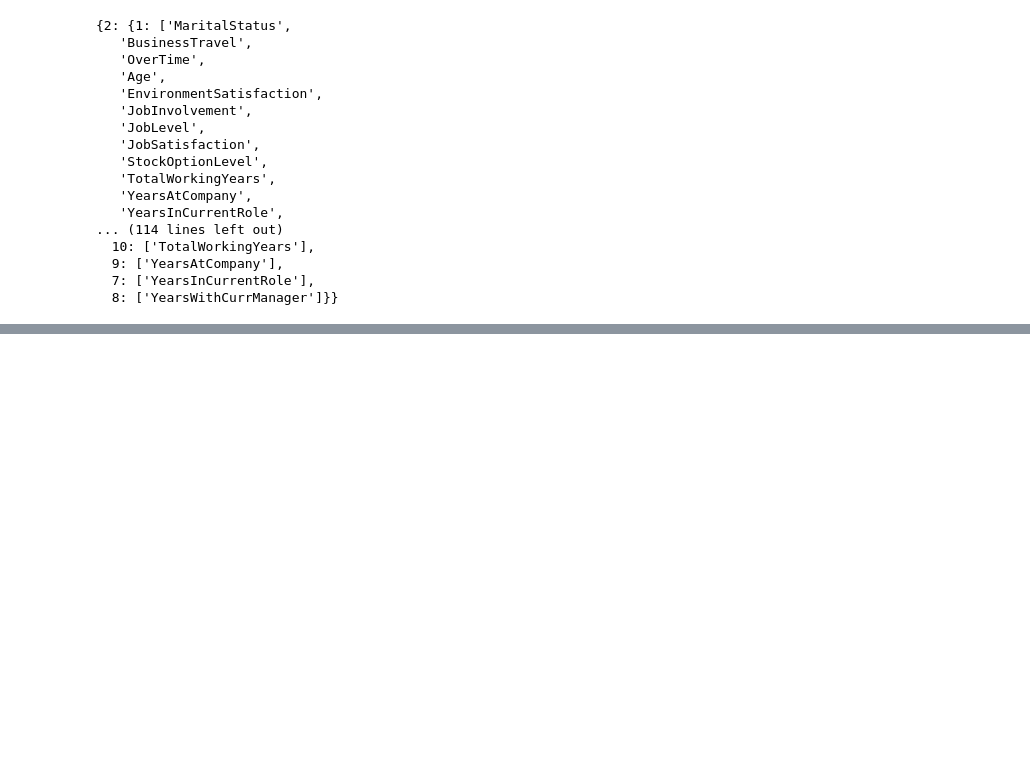
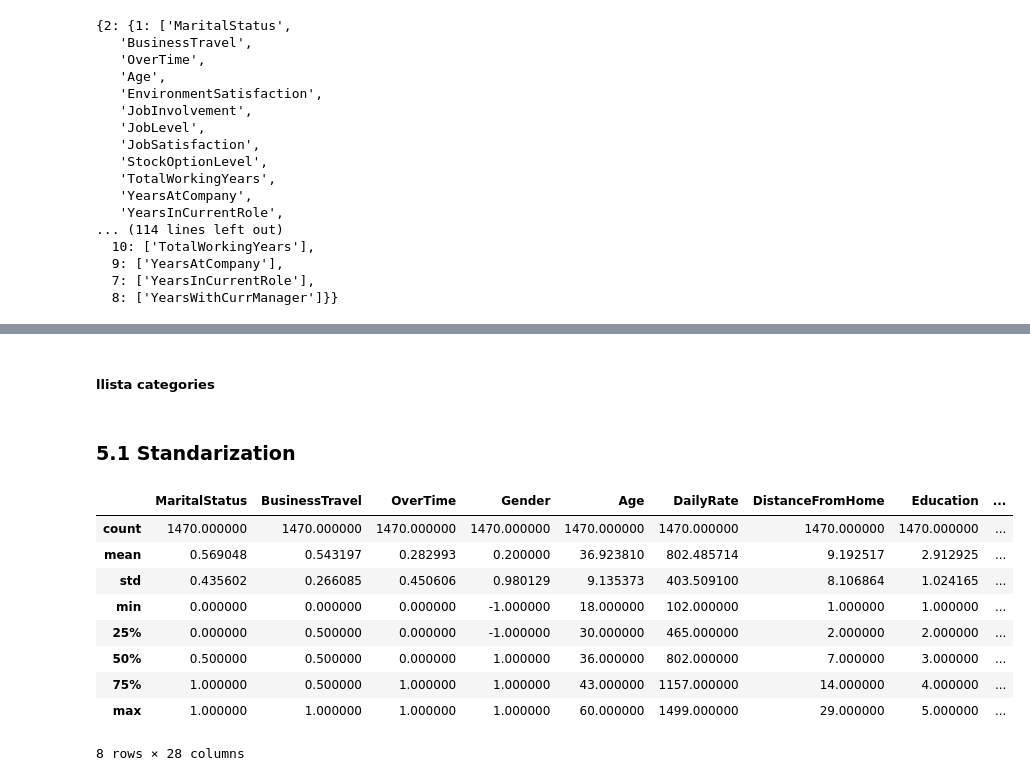
Before and after one commit to Bimex-es/Attrition, a Jupyter notebook: Coding/Probability_and_main_Python_TFM.ipynb, the cells around one changed output, grey strips where cells are left out. Cells and saved outputs as stored; diff of their text form; code cells hidden in the pictures; blank space fills up the shorter version.

```diff
--- a/Coding/Probability_and_main_Python_TFM.ipynb
+++ b/Coding/Probability_and_main_Python_TFM.ipynb
@@ -570,0 +625,2 @@ listed_clusters
+# %% [markdown]
+##### llista categories <a class="anchor" id="b"></a>
@@ -570,0 +634,27 @@ listed_clusters
+# %%
+llista_categories(data_n)
+#EducationField
+#EmployeeNumber
+#Phase
+#Department
+data_PCA = data_n.drop(columns=['Attrition',
+                                'EducationField',
+                                'EmployeeNumber',
+                                'Phase',
+                               'Department',
+                               'JobRole'])
+# %% [markdown]
+### 5.1 Standarization <a class="anchor" id="5.1"></a>
+# %%
+data_PCA.describe()
+# %% [output]
+|  | MaritalStatus | BusinessTravel | OverTime | Gender | Age | DailyRate | DistanceFromHome | Education | ... |
+| count | 1470.000000 | 1470.000000 | 1470.000000 | 1470.000000 | 1470.000000 | 1470.000000 | 1470.000000 | 1470.000000 | ... |
+| mean | 0.569048 | 0.543197 | 0.282993 | 0.200000 | 36.923810 | 802.485714 | 9.192517 | 2.912925 | ... |
+| std | 0.435602 | 0.266085 | 0.450606 | 0.980129 | 9.135373 | 403.509100 | 8.106864 | 1.024165 | ... |
+| min | 0.000000 | 0.000000 | 0.000000 | -1.000000 | 18.000000 | 102.000000 | 1.000000 | 1.000000 | ... |
+| 25% | 0.000000 | 0.500000 | 0.000000 | -1.000000 | 30.000000 | 465.000000 | 2.000000 | 2.000000 | ... |
+| 50% | 0.500000 | 0.500000 | 0.000000 | 1.000000 | 36.000000 | 802.000000 | 7.000000 | 3.000000 | ... |
+| 75% | 1.000000 | 0.500000 | 1.000000 | 1.000000 | 43.000000 | 1157.000000 | 14.000000 | 4.000000 | ... |
+| max | 1.000000 | 1.000000 | 1.000000 | 1.000000 | 60.000000 | 1499.000000 | 29.000000 | 5.000000 | ... |
+8 rows × 28 columns
```
Also changed, not shown: parts of 33 cells of this notebook.
